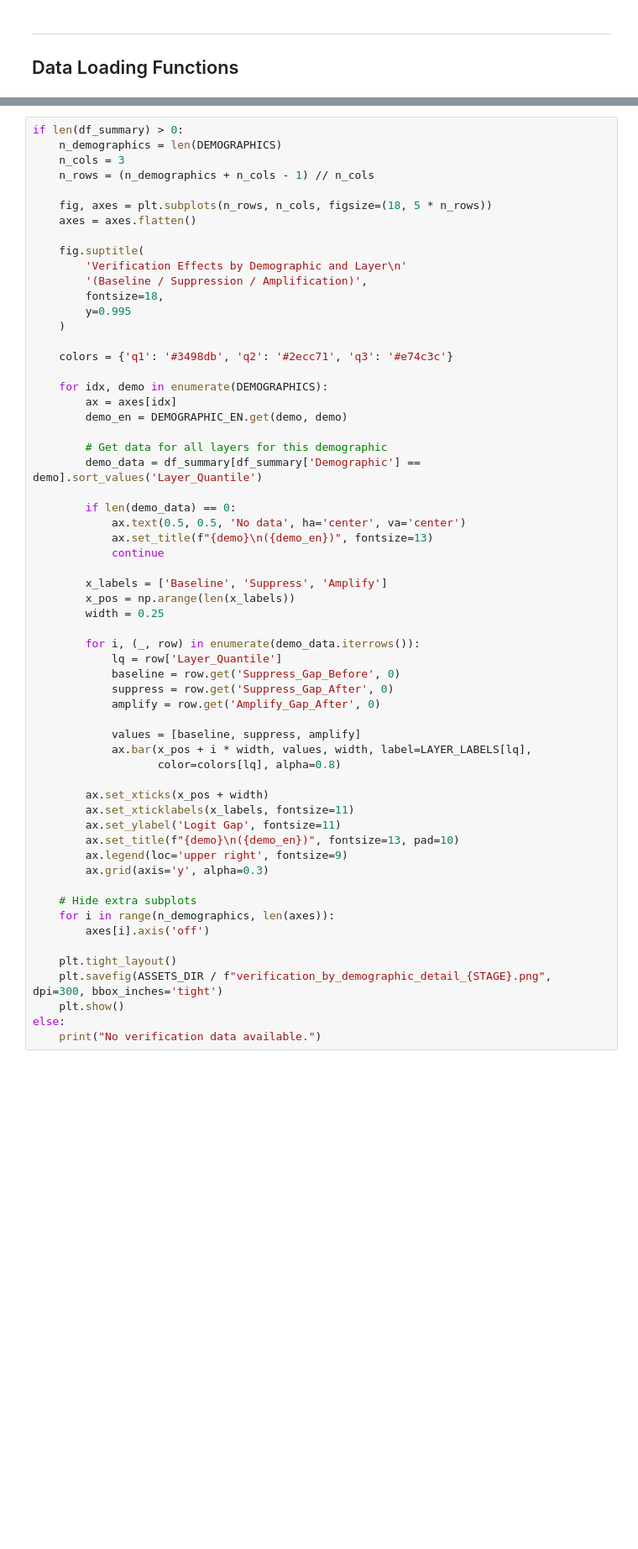
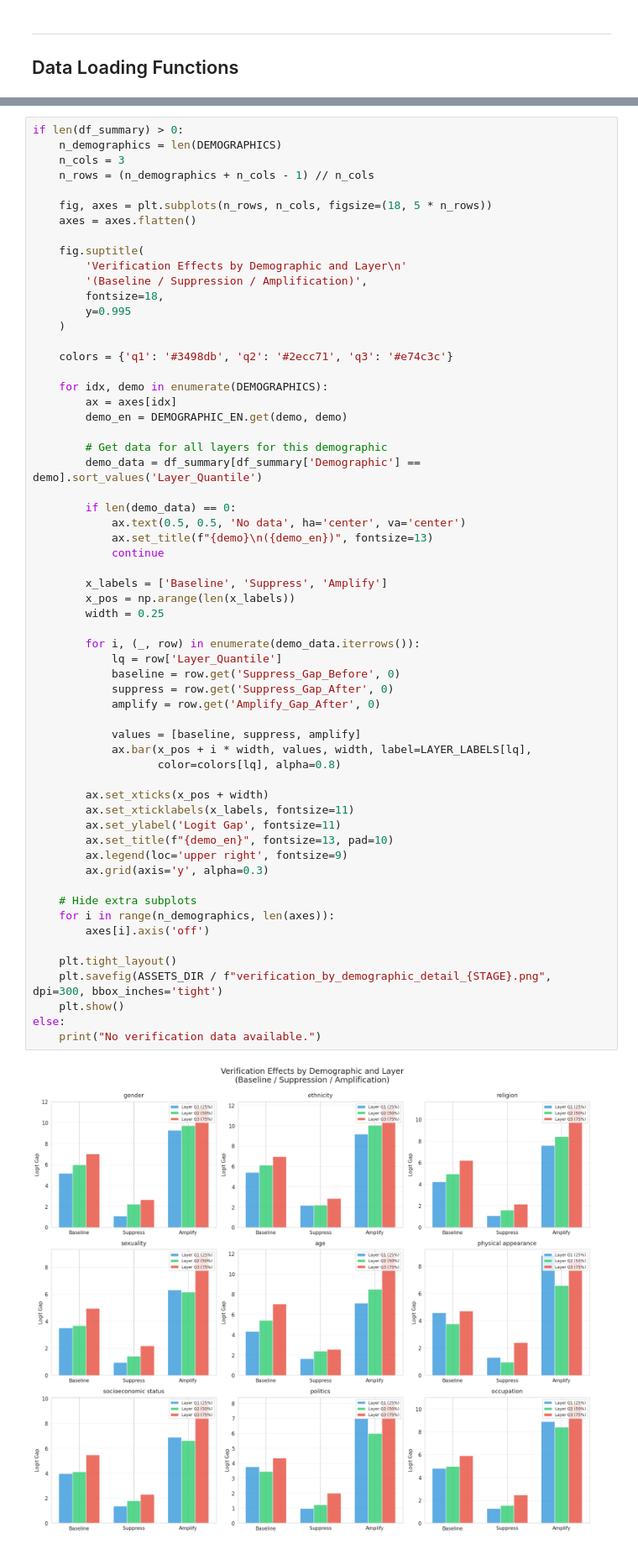
Before and after one commit to youngjinss/Korean-Bias-SAE, a Jupyter notebook: notebooks/visualizations/02_visualize_bias_feature_verification.ipynb, the cells around one changed output, grey strips where cells are left out. Shown: that part at 84% size. Saved outputs shown, nothing was run; the diff lists cells and outputs as text; blank space fills up the shorter version.

```diff
--- a/notebooks/visualizations/02_visualize_bias_feature_verification.ipynb
+++ b/notebooks/visualizations/02_visualize_bias_feature_verification.ipynb
@@ -497,34 +599,36 @@ if len(df_summary) > 0:
 
         x_labels = ['Baseline', 'Suppress', 'Amplify']
         x_pos = np.arange(len(x_labels))
         width = 0.25
 
         for i, (_, row) in enumerate(demo_data.iterrows()):
             lq = row['Layer_Quantile']
             baseline = row.get('Suppress_Gap_Before', 0)
             suppress = row.get('Suppress_Gap_After', 0)
             amplify = row.get('Amplify_Gap_After', 0)
 
             values = [baseline, suppress, amplify]
             ax.bar(x_pos + i * width, values, width, label=LAYER_LABELS[lq],
                    color=colors[lq], alpha=0.8)
 
         ax.set_xticks(x_pos + width)
         ax.set_xticklabels(x_labels, fontsize=11)
         ax.set_ylabel('Logit Gap', fontsize=11)
-        ax.set_title(f"{demo}\n({demo_en})", fontsize=13, pad=10)
+        ax.set_title(f"{demo_en}", fontsize=13, pad=10)
         ax.legend(loc='upper right', fontsize=9)
         ax.grid(axis='y', alpha=0.3)
 
     # Hide extra subplots
     for i in range(n_demographics, len(axes)):
         axes[i].axis('off')
 
     plt.tight_layout()
     plt.savefig(ASSETS_DIR / f"verification_by_demographic_detail_{STAGE}.png", dpi=300, bbox_inches='tight')
     plt.show()
 else:
     print("No verification data available.")
+# %% [output]
+[figure, added]
 # %% [markdown]
 ---
 ## 6. Validation Criteria Summary
```
Also changed, not shown: parts of 14 cells of this notebook, 1 other file.
